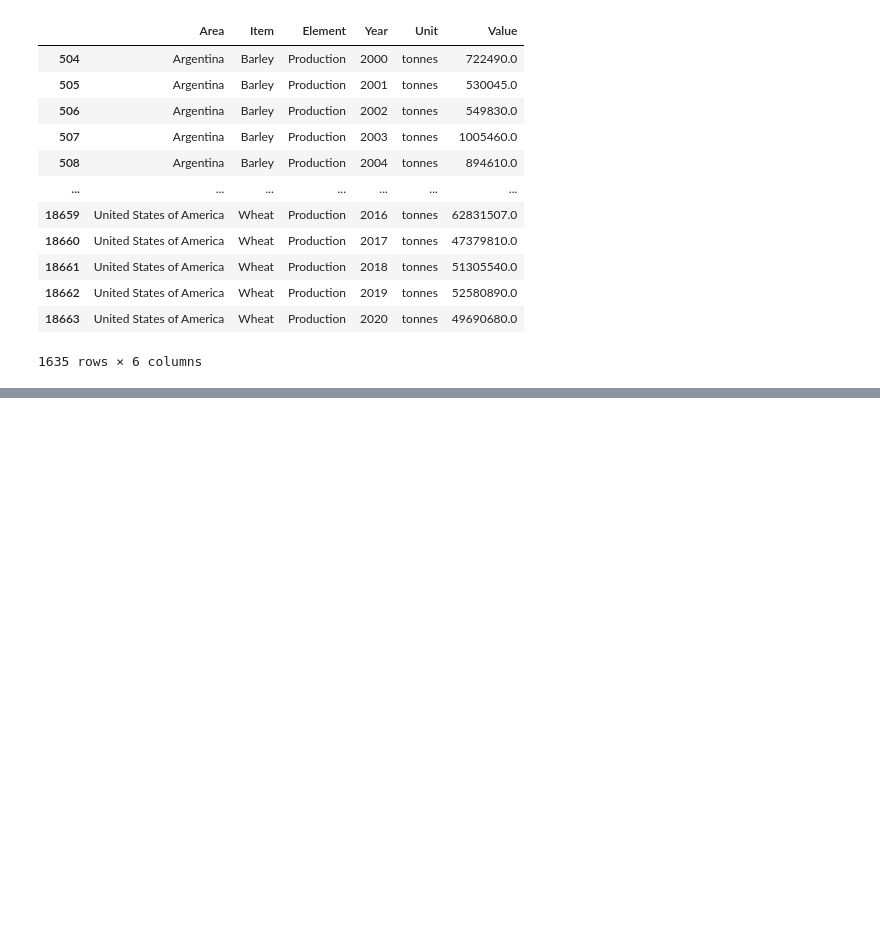
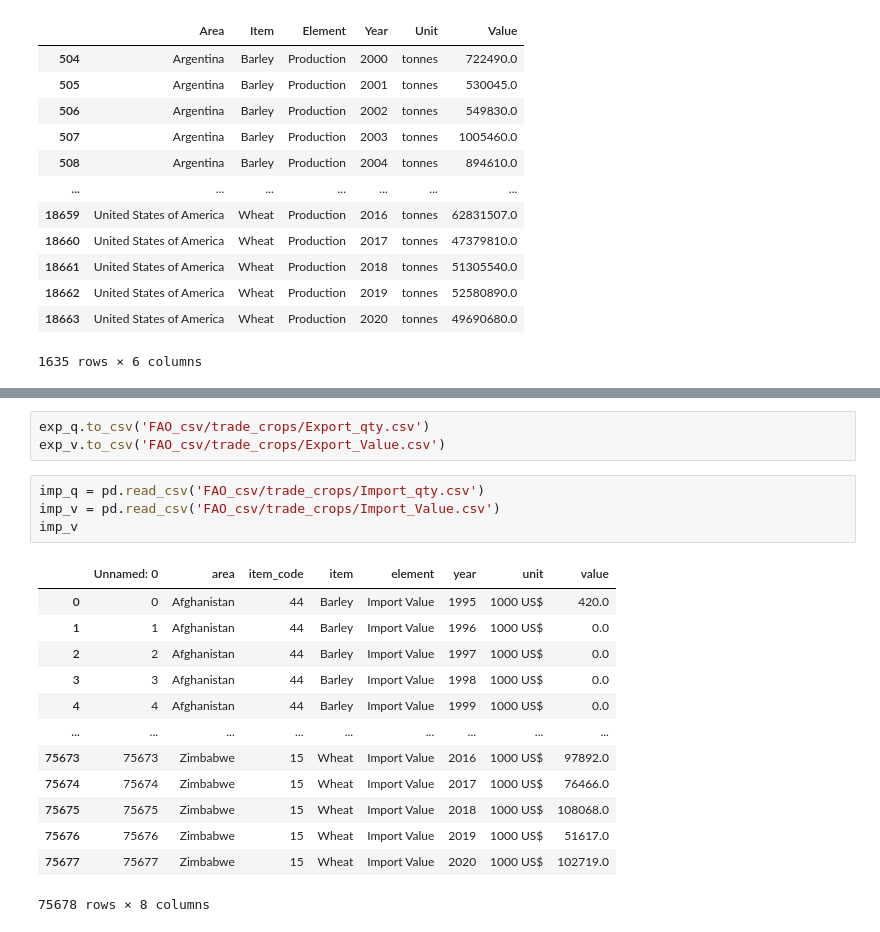
Before and after one commit to Pahegon/Final_Project, a Jupyter notebook: Untitled.ipynb, the cells around one changed output, grey strips where cells are left out. Drawn from its saved outputs; the diff is of its cells as text; blank space fills up the shorter version.

```diff
--- a/Untitled.ipynb
+++ b/Untitled.ipynb
@@ -356,0 +424,21 @@ df
+# %%
+exp_q.to_csv('FAO_csv/trade_crops/Export_qty.csv')
+exp_v.to_csv('FAO_csv/trade_crops/Export_Value.csv')
+# %%
+imp_q = pd.read_csv('FAO_csv/trade_crops/Import_qty.csv')
+imp_v = pd.read_csv('FAO_csv/trade_crops/Import_Value.csv')
+imp_v
+# %% [output]
+|  | Unnamed: 0 | area | item_code | item | element | year | unit | value |
+| 0 | 0 | Afghanistan | 44 | Barley | Import Value | 1995 | 1000 US$ | 420.0 |
+| 1 | 1 | Afghanistan | 44 | Barley | Import Value | 1996 | 1000 US$ | 0.0 |
+| 2 | 2 | Afghanistan | 44 | Barley | Import Value | 1997 | 1000 US$ | 0.0 |
+| 3 | 3 | Afghanistan | 44 | Barley | Import Value | 1998 | 1000 US$ | 0.0 |
+| 4 | 4 | Afghanistan | 44 | Barley | Import Value | 1999 | 1000 US$ | 0.0 |
+| ... | ... | ... | ... | ... | ... | ... | ... | ... |
+| 75673 | 75673 | Zimbabwe | 15 | Wheat | Import Value | 2016 | 1000 US$ | 97892.0 |
+| 75674 | 75674 | Zimbabwe | 15 | Wheat | Import Value | 2017 | 1000 US$ | 76466.0 |
+| 75675 | 75675 | Zimbabwe | 15 | Wheat | Import Value | 2018 | 1000 US$ | 108068.0 |
+| 75676 | 75676 | Zimbabwe | 15 | Wheat | Import Value | 2019 | 1000 US$ | 51617.0 |
+| 75677 | 75677 | Zimbabwe | 15 | Wheat | Import Value | 2020 | 1000 US$ | 102719.0 |
+75678 rows × 8 columns
```
Also changed, not shown: parts of 18 cells of this notebook, 11 other files.
